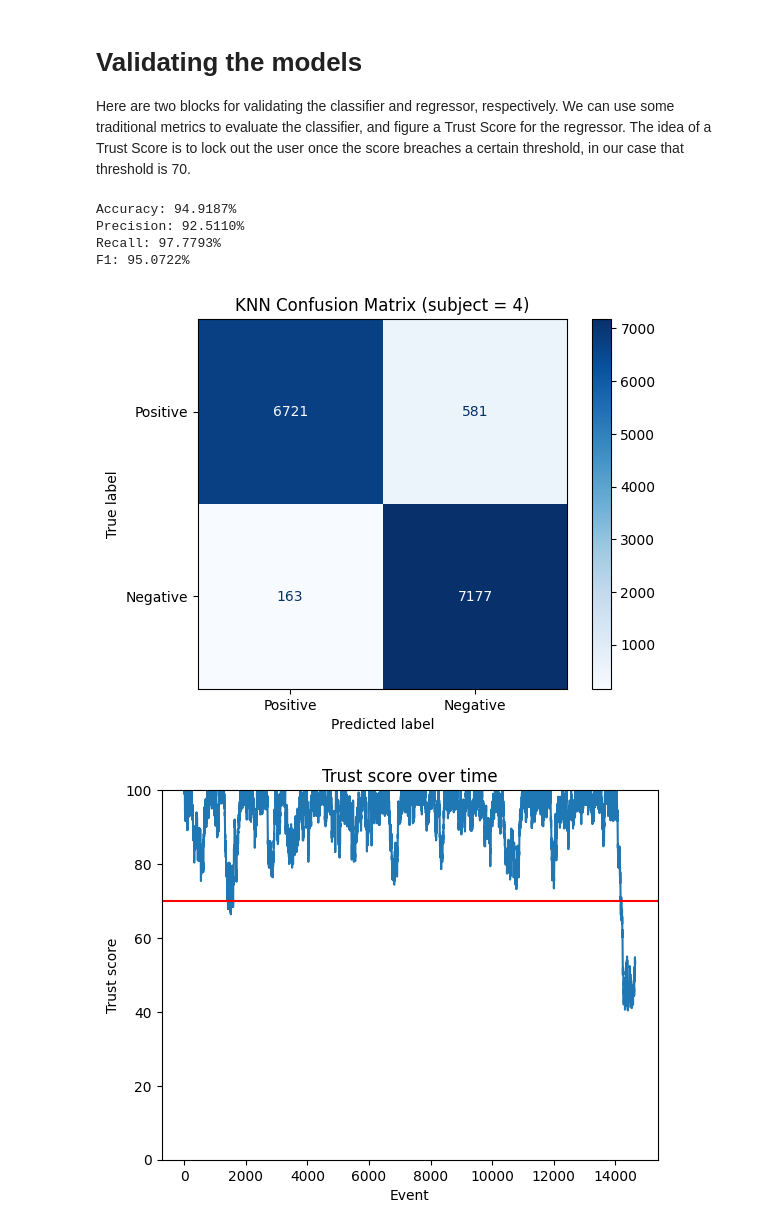
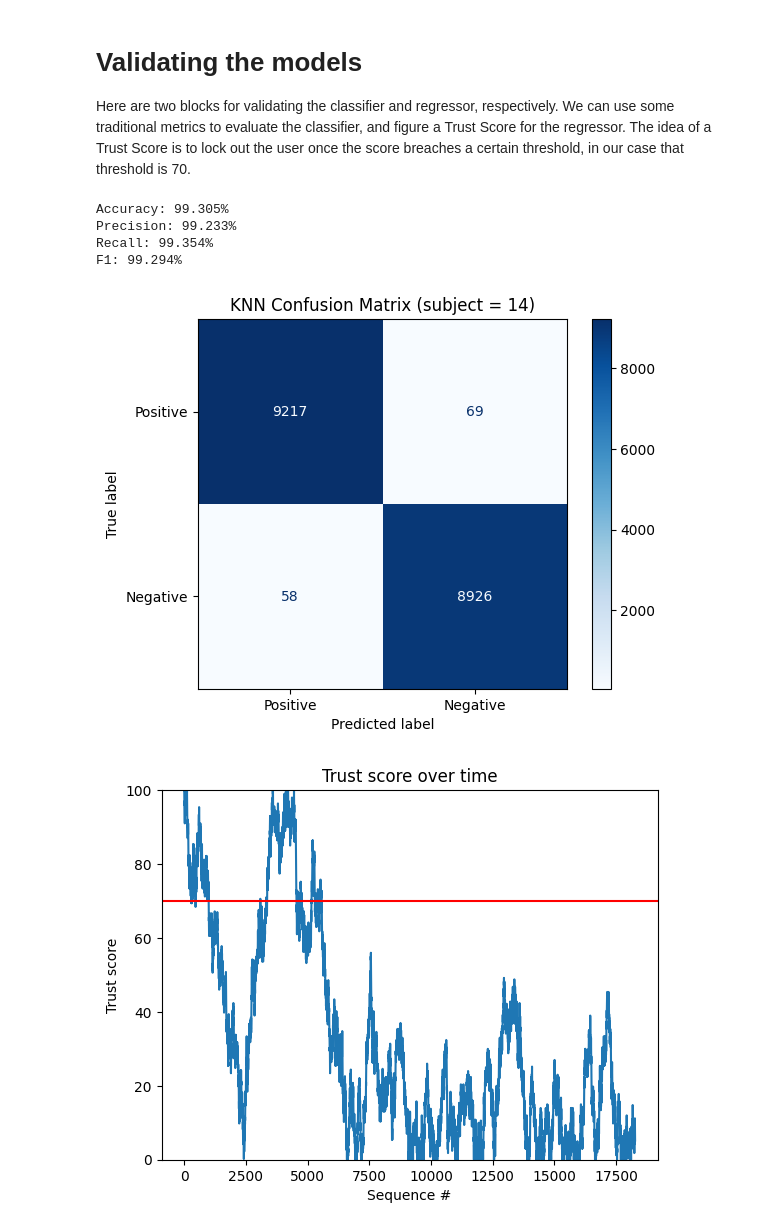
Before and after one commit to taxborn/continuous-authentication, a Jupyter notebook: ca-visualization.ipynb, the cells around one changed output. Drawn from its saved outputs; the diff is of its cells as text; code cells hidden in the pictures.

Commit message:
add more configuration

```diff
--- a/ca-visualization.ipynb
+++ b/ca-visualization.ipynb
@@ -2,9 +2,20 @@
 # Continuous Authentication
 Continuous Authentication is an interesting area of computer security that has the potential to be an addition to passwords, but act as a form of continuous password, using biometrics
 # %%
+import time
+import config
+import pathlib
 import preprocess
 
-subject = 4
+subject = 14
+
+# First, let's make sure we process all our subjects' data
+if not pathlib.Path(config.FEATURE_FILE).exists():
+    preprocess.multiprocess_all_subjects()
+    print("Copying individual user feature files to master data file...", end=" ")
+    start = time.time()
+    preprocess.create_feature_file()
+    print(f"took {time.time() - start:.3f}s")
 
 # Preprocessing the data is easy, we can pass in a specific subject to get the data for.
 # This data is shuffled automatically, however if you don't want it shuffled, you can
@@ -15,4 +26,7 @@ X_train, X_test, y_train, y_test = preprocess.binary_classify(subject=subject, s
 # otherwise, you'll just see 1's). The 0 represents imposer user data, while 1 represents
 # a genuine user row.
 y_train.head()
+
+# Let's also print the configuration values
+print(f"{config.FEATURE_FILE = } {config.RANDOM_STATE = } {config.SEQUENCE_LENGTH = }")
 # %% [output]
@@ -62,34 +71,40 @@ disp = ConfusionMatrixDisplay.from_estimator(
 
 plt.show()
 # %% [output]
-Accuracy: 94.9187%
-Precision: 92.5110%
-Recall: 97.7793%
-F1: 95.0722%
+Accuracy: 99.305%
+Precision: 99.233%
+Recall: 99.354%
+F1: 99.294%
-[figure, old version]
+[figure, new version]
 # %%
-import config
-
+# We will store every C value in order to plot it in matplotlib
 C = [config.STARTING_VALUE]
 
 for pred in y_reg_pred:
+    last_value = C[-1]
+
     if pred >= 0.5:
-        C.append(min(C[-1] + pred, 100))
+        C.append(min(last_value + pred, 100))
     elif pred >= 0.3:
-        C.append(max(C[-1] - (1 - pred), 0))
+        C.append(max(last_value - (1 - pred), 0))
     else:
-        C.append(max(C[-1] - 1, 0))
+        C.append(max(last_value - 1, 0))
 
-plt.plot(range(len(y_reg_pred)), C[1:])
+window = (0, len(y_reg_pred))
+# window = (0, 2000)
+plt.plot(range(len(y_reg_pred) + 1)[window[0]:window[1]], C[window[0]:window[1]])
 
 plt.title("Trust score over time")
-plt.xlabel('Event')
+plt.xlabel('Sequence #')
 plt.ylabel('Trust score')
 
+# Let's place a line at the treshold to show when the user would be
+# locked out
 plt.axhline(y=config.THRESHOLD, color="r", linestyle="-", label="Threshold")
 
+# Trust score can vary between 0-100
 plt.ylim(0, 100)
 
 plt.show()
 # %% [output]
-[figure, old version]
+[figure, new version]
```
Also changed, not shown: parts of 1 cell of this notebook, 5 other files.
